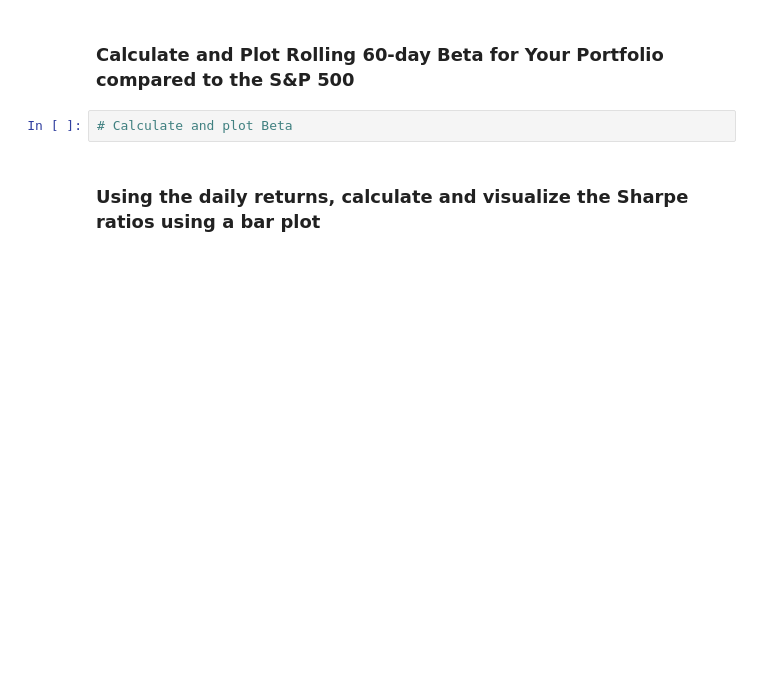
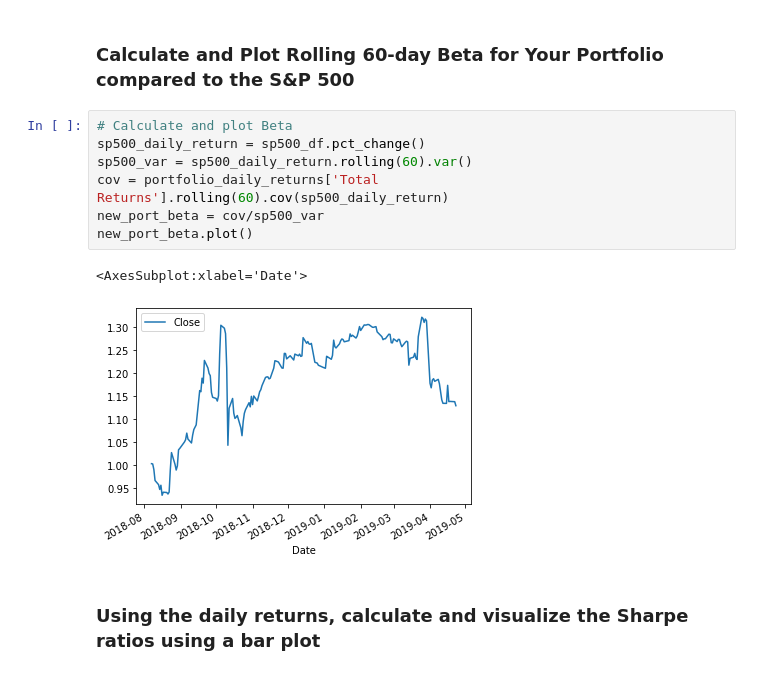
Before and after one commit to jdonnelly0804/Module-4-Challenge, a Jupyter notebook: whale_analysis.ipynb, the cells around one changed output. Cells and saved outputs as stored; diff of their text form; blank space fills up the shorter version.

```diff
--- a/whale_analysis.ipynb
+++ b/whale_analysis.ipynb
@@ -474,8 +468,16 @@ portfolio_correlation
 | Total Returns | 0.881676 | 0.687446 | 0.853984 | 1.000000 |
 # %% [markdown]
 ### Calculate and Plot Rolling 60-day Beta for Your Portfolio compared to the S&P 500
-# %%
-# Calculate and plot Beta
+# %%
+# Calculate and plot Beta
+sp500_daily_return = sp500_df.pct_change()
+sp500_var = sp500_daily_return.rolling(60).var()
+cov = portfolio_daily_returns['Total Returns'].rolling(60).cov(sp500_daily_return)
+new_port_beta = cov/sp500_var
+new_port_beta.plot()
+# %% [output]
+<AxesSubplot:xlabel='Date'>
+[figure, added]
 # %% [markdown]
 ### Using the daily returns, calculate and visualize the Sharpe ratios using a bar plot
 # %%
```
Also changed, not shown: parts of 6 cells of this notebook.
